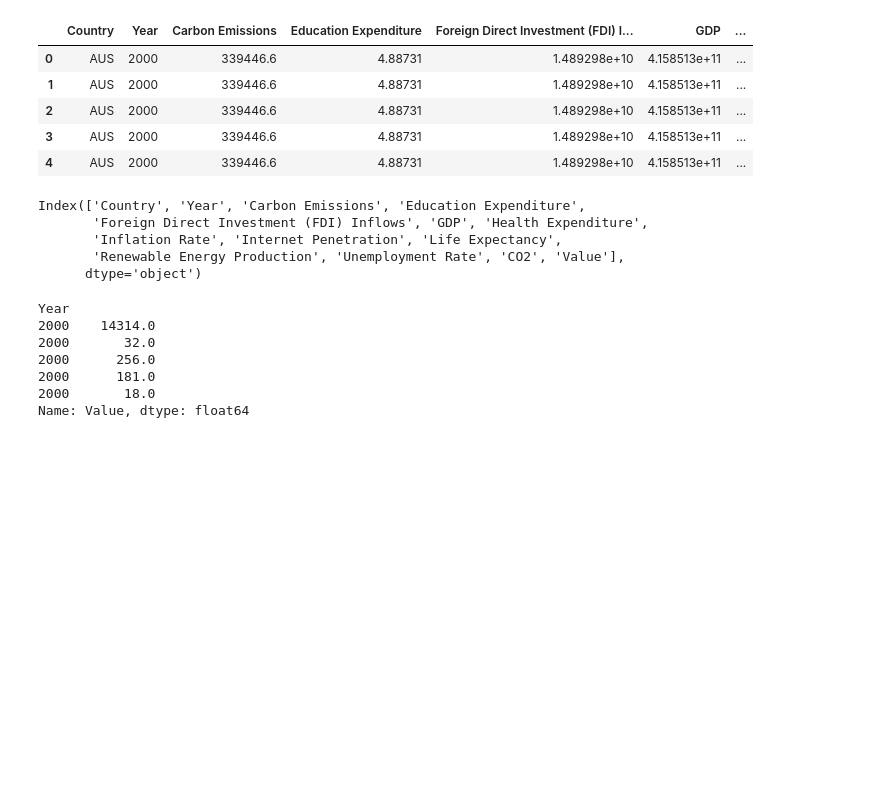
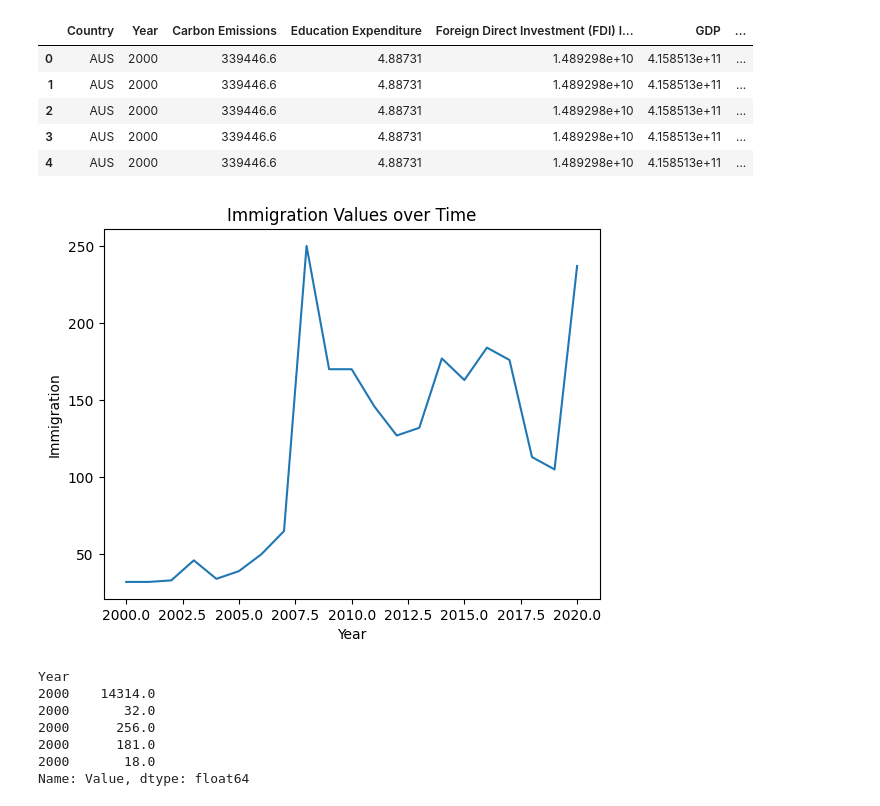
Before and after one commit to MartinMichaux/Forecasting-citizenship-acquisition-flow-using-Graph-Neural-Networks, a Jupyter notebook: timeseries_forecasting.ipynb, the cells around one changed output. Drawn from its saved outputs; the diff is of its cells as text; code cells hidden in the pictures; blank space fills up the shorter version.

```diff
--- a/timeseries_forecasting.ipynb
+++ b/timeseries_forecasting.ipynb
@@ -123,14 +124,21 @@ df_merged.head()
 | 2 | AUS | 2000 | 339446.6 | 4.88731 | 1.489298e+10 | 4.158513e+11 | ... |
 | 3 | AUS | 2000 | 339446.6 | 4.88731 | 1.489298e+10 | 4.158513e+11 | ... |
 | 4 | AUS | 2000 | 339446.6 | 4.88731 | 1.489298e+10 | 4.158513e+11 | ... |
-# %%
-print(df_merged.columns)
-# %% [output]
-Index(['Country', 'Year', 'Carbon Emissions', 'Education Expenditure',
-       'Foreign Direct Investment (FDI) Inflows', 'GDP', 'Health Expenditure',
-       'Inflation Rate', 'Internet Penetration', 'Life Expectancy',
-       'Renewable Energy Production', 'Unemployment Rate', 'CO2', 'Value'],
-      dtype='object')
+# %%
+country1 = "AUS"
+country2 = "BEL"
+
+plt.plot(df_merged['Year'].loc[(df_merged["Country"]==country1)&(df_merged["CO2"]==country2)], df_merged['Value'].loc[(df_merged["Country"]==country1)&(df_merged["CO2"]==country2)])
+
+# Adding labels and title
+plt.xlabel('Year')
+plt.ylabel('Immigration')
+plt.title('Immigration Values over Time')
+
+# Displaying the plot
+plt.show()
+# %% [output]
+[figure, added]
 # %%
 ts_data = df_merged.set_index('Year')['Value']
 ts_data.head()
```
Also changed, not shown: parts of 4 cells of this notebook, 1 other file.
